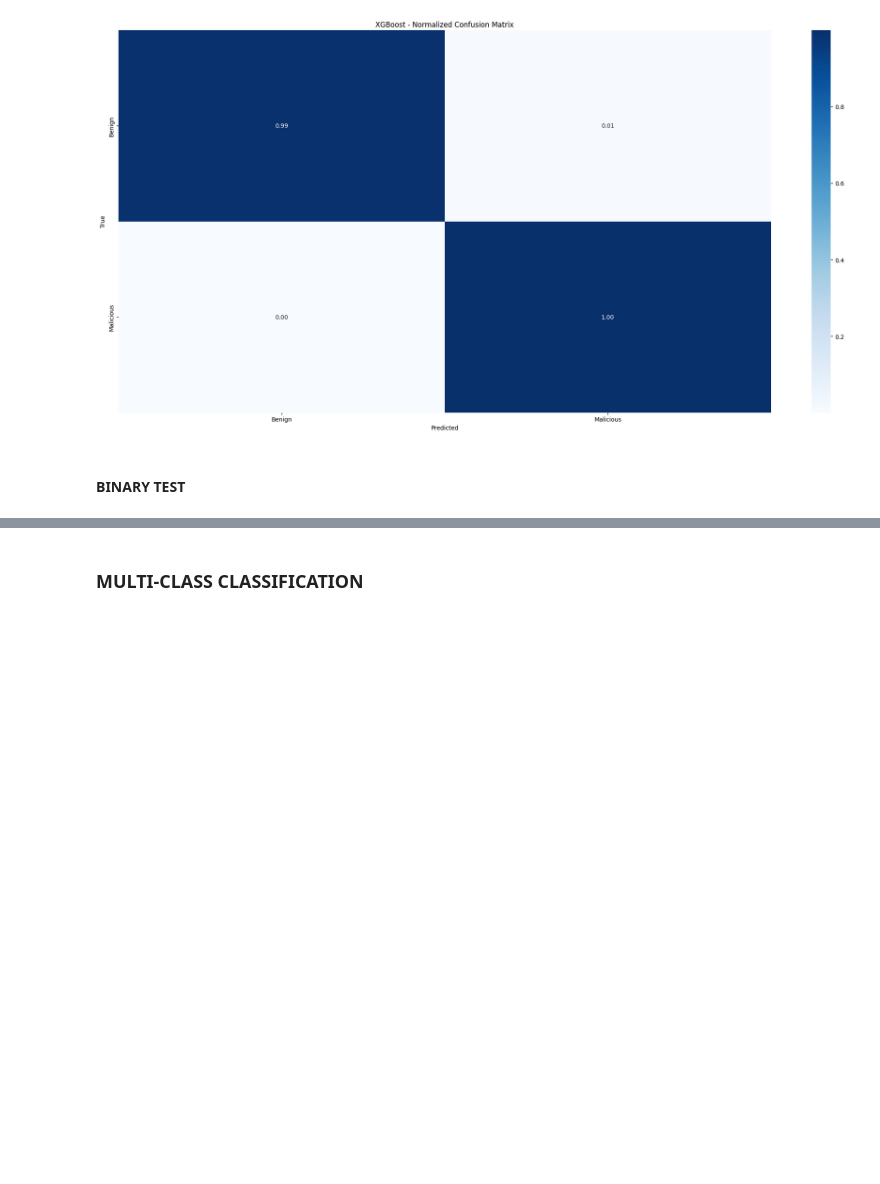
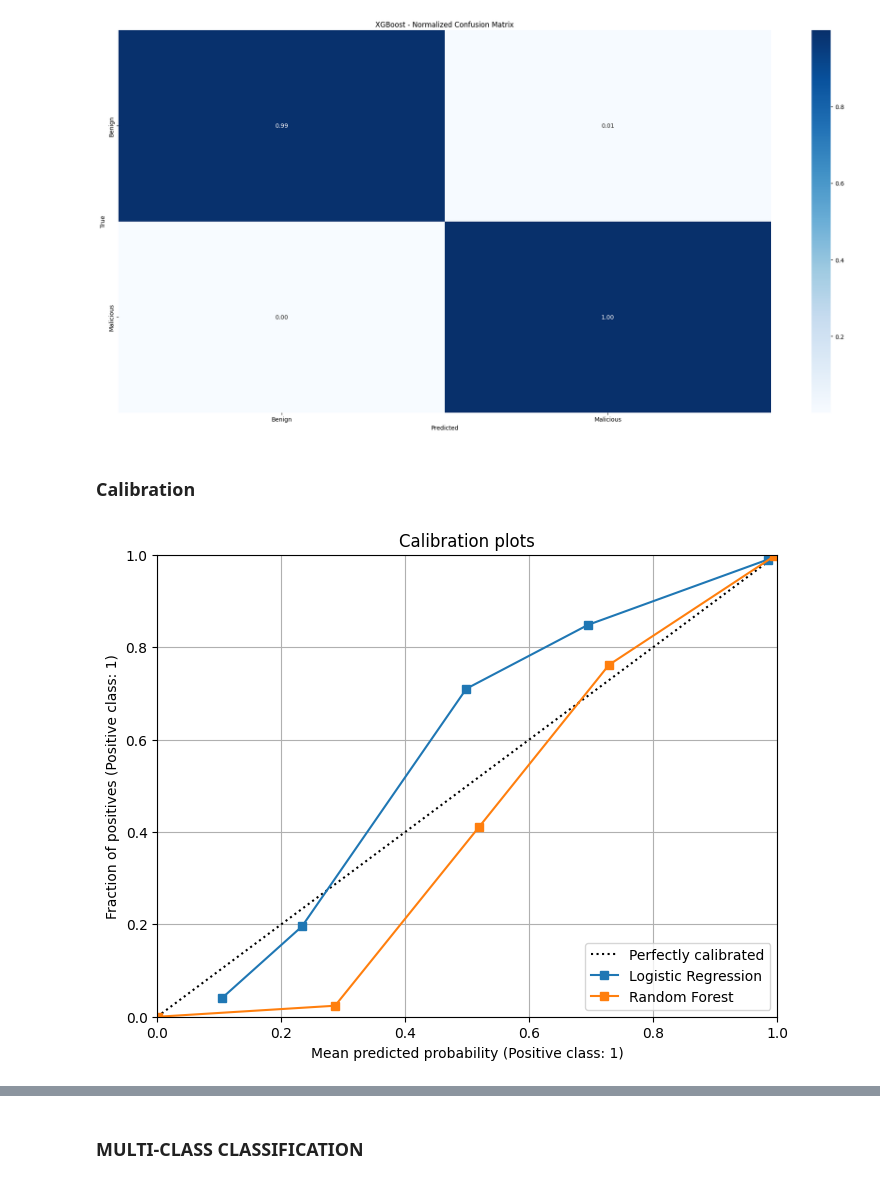
Before and after one commit to campanamattia/ai_for_security, a Jupyter notebook: notebook_edit.ipynb, the cells around one changed output, grey strips where cells are left out. Cells and saved outputs as stored; diff of their text form; code cells hidden in the pictures; blank space fills up the shorter version.

```diff
--- a/notebook_edit.ipynb
+++ b/notebook_edit.ipynb
@@ -1429,5 +1625,43 @@ Fitting 5 folds for each of 108 candidates, totalling 540 fits
 | F1 Score  | 0.99668 |
 +-----------+---------+
 [figure]
-# %% [markdown]
-#### BINARY TEST
+# %% [markdown]
+### Calibration
+# %%
+from joblib import dump, load
+
+log_reg_binary = load('log_reg_binary.joblib')
+rnd_forest_binary = load('rnd_forest_binary.joblib')
+# %%
+from sklearn.calibration import CalibrationDisplay
+
+clf_dict = {
+    'Logistic Regression': log_reg_binary,
+    'Random Forest': rnd_forest_binary
+}
+
+from matplotlib.gridspec import GridSpec
+gs = GridSpec(1, 1)
+
+fig = plt.figure(figsize=(8, 6))
+ax_calibration_curve = fig.add_subplot(gs[:1, :1])
+
+calibration_displays = {}
+
+for i, (name, clf) in enumerate(clf_dict.items()):
+    display = CalibrationDisplay.from_estimator(
+        clf,
+        X_val,
+        y_val,
+        name=name,
+        ax=ax_calibration_curve
+    )
+    calibration_displays[name] = display
+
+plt.xlim([0, 1])
+plt.ylim([0, 1])
+plt.grid()
+plt.title("Calibration plots")
+plt.show()
+# %% [output]
+[figure, added]
```
Also changed, not shown: parts of 27 cells of this notebook, 7 other files.
